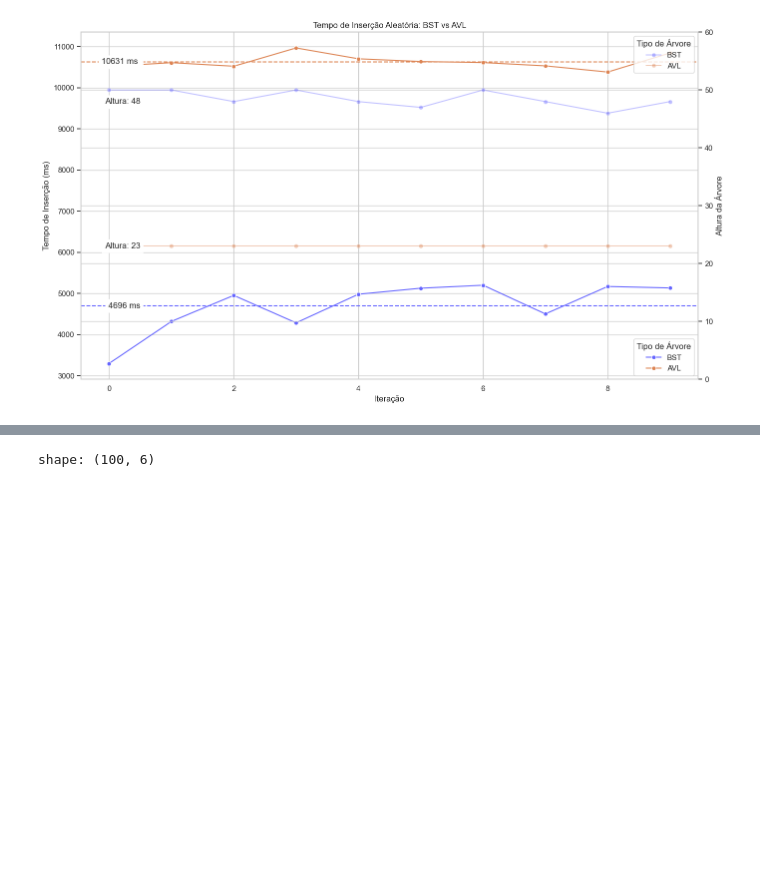
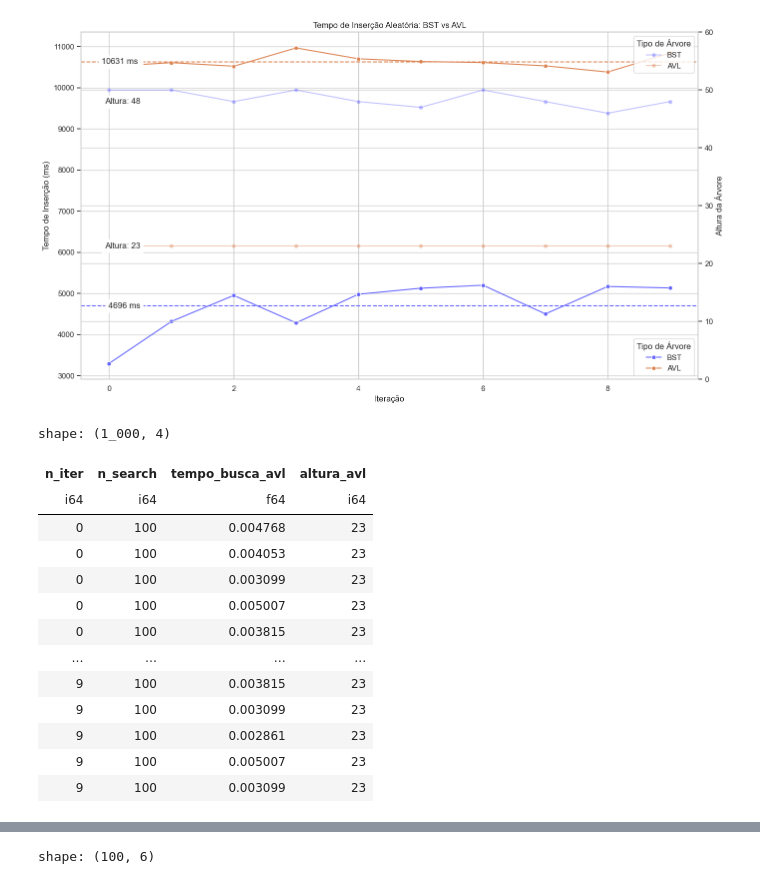
Before and after one commit to z-fab/ppgca, a Jupyter notebook: programacao-algoritmos/projeto-arvore/notebook/analise.ipynb, the cells around one changed output, grey strips where cells are left out. Saved outputs shown, nothing was run; the diff lists cells and outputs as text; code cells hidden in the pictures; blank space fills up the shorter version.

```diff
--- a/programacao-algoritmos/projeto-arvore/notebook/analise.ipynb
+++ b/programacao-algoritmos/projeto-arvore/notebook/analise.ipynb
@@ -230,3 +239,20 @@ plt.tight_layout()
 plt.show()
 # %% [output]
 [figure]
+# %%
+df_busca_avl_novo_algoritmo
+# %% [output]
+shape: (1_000, 4)
+| n_iter | n_search | tempo_busca_avl | altura_avl |
+| i64 | i64 | f64 | i64 |
+| 0 | 100 | 0.004768 | 23 |
+| 0 | 100 | 0.004053 | 23 |
+| 0 | 100 | 0.003099 | 23 |
+| 0 | 100 | 0.005007 | 23 |
+| 0 | 100 | 0.003815 | 23 |
+| … | … | … | … |
+| 9 | 100 | 0.003815 | 23 |
+| 9 | 100 | 0.003099 | 23 |
+| 9 | 100 | 0.002861 | 23 |
+| 9 | 100 | 0.005007 | 23 |
+| 9 | 100 | 0.003099 | 23 |
```
Also changed, not shown: parts of 5 cells of this notebook.
